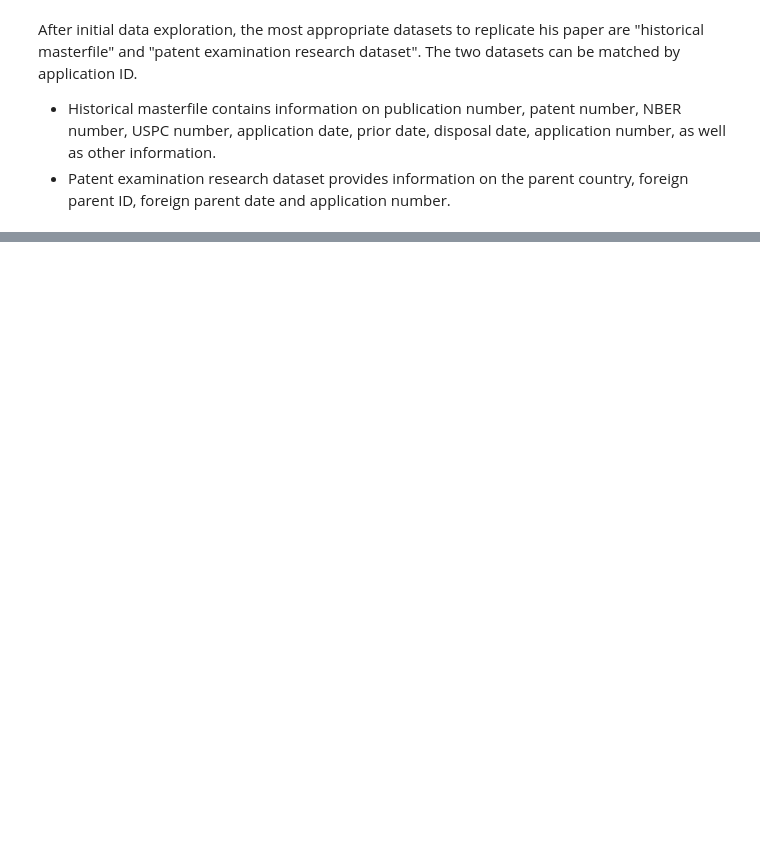
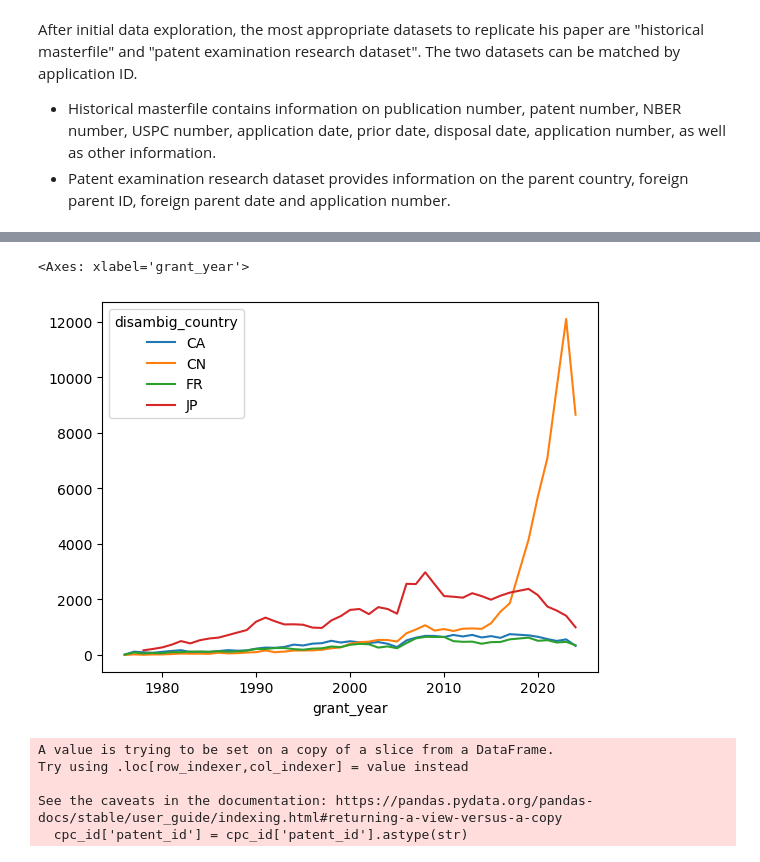
Before and after one commit to yueyun-zhang/InnovationEconomics-Exploration, a Jupyter notebook: USPTO_Data/20240828-DataExploration.ipynb, the cells around one changed output, grey strips where cells are left out. Cells and saved outputs as stored; diff of their text form; code cells hidden in the pictures; blank space fills up the shorter version.

```diff
--- a/USPTO_Data/20240828-DataExploration.ipynb
+++ b/USPTO_Data/20240828-DataExploration.ipynb
@@ -155,0 +148,9 @@ array([2018, 2019, 2023, 2014, 2020, 2016, 2021, 2015, 2022, 2017, 2024,
+# %%
+better_data = overall_US.loc[(overall_US['disambig_country']=='JP') | (overall_US['disambig_country']=='CA')|(overall_US['disambig_country']=='FR')|(overall_US['disambig_country']=='CN')]
+# %%
+country_data = better_data.groupby(['grant_year', 'disambig_country']).size().reset_index(name='counts').pivot(index='grant_year', columns='disambig_country', values = 'counts')
+# %%
+country_data.loc[country_data.index!=2018].plot()
+# %% [output]
+<Axes: xlabel='grant_year'>
+[figure, added]
@@ -155,0 +162,8 @@ array([2018, 2019, 2023, 2014, 2020, 2016, 2021, 2015, 2022, 2017, 2024,
+# %%
+cpc_id['patent_id'] = cpc_id['patent_id'].astype(str)
+# %% [output]
+A value is trying to be set on a copy of a slice from a DataFrame.
+Try using .loc[row_indexer,col_indexer] = value instead
+
+See the caveats in the documentation: https://pandas.pydata.org/pandas-docs/stable/user_guide/indexing.html#returning-a-view-versus-a-copy
+  cpc_id['patent_id'] = cpc_id['patent_id'].astype(str)
```
Also changed, not shown: parts of 57 cells of this notebook.
